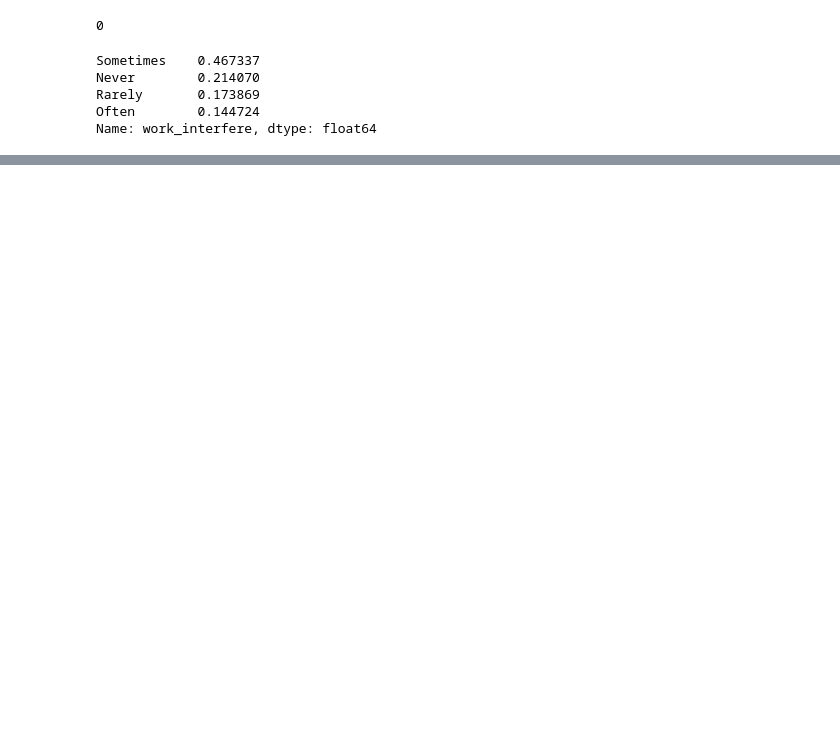
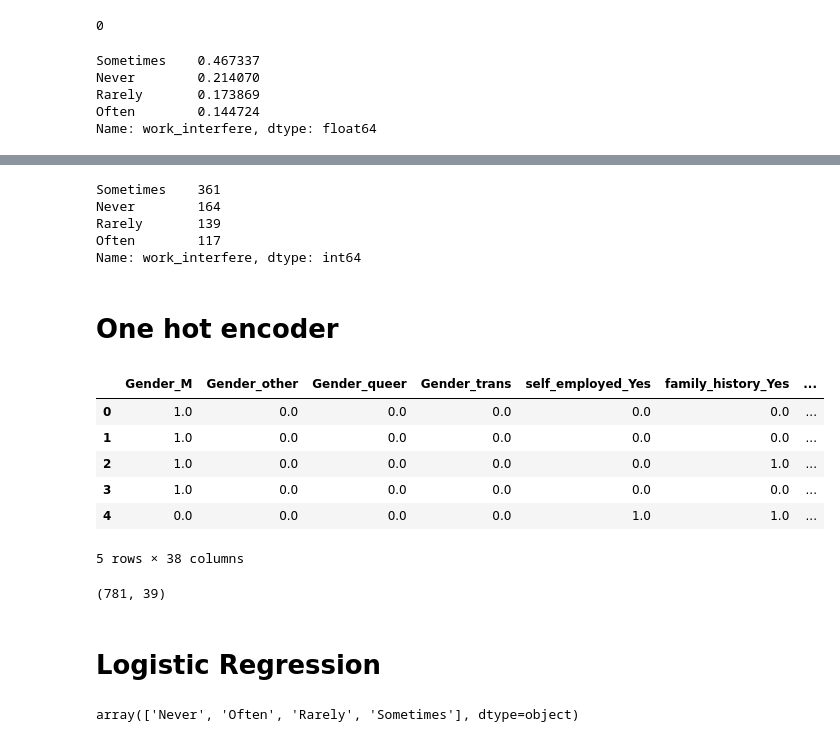
Before and after one commit to ChuckPryor/MentalHealth, a Jupyter notebook: data_prep.ipynb, the cells around one changed output, grey strips where cells are left out. Saved outputs shown, nothing was run; the diff lists cells and outputs as text; code cells hidden in the pictures; blank space fills up the shorter version.

```diff
--- a/data_prep.ipynb
+++ b/data_prep.ipynb
@@ -198,0 +165,5 @@ dtype: int64
+# %%
+#Target and independent variables
+
+X = df.drop('work_interfere', axis=1)
+y = df['work_interfere']
@@ -198,0 +180,2 @@ dtype: int64
+# %%
+X_train, X_test, y_train, y_test = train_test_split(X, y, random_state=1000, test_size=0.2)
@@ -198,0 +186,25 @@ dtype: int64
+# %%
+y_train.value_counts()
+# %% [output]
+Sometimes    361
+Never        164
+Rarely       139
+Often        117
+Name: work_interfere, dtype: int64
+# %% [markdown]
+# One hot encoder
+# %%
+ohe = OneHotEncoder(drop='first')
+# %%
+train = ohe.fit_transform(cat).toarray()
+# %%
+train_df= pd.DataFrame(train, columns=ohe.get_feature_names(cat.columns))
+train_df.head()
+# %% [output]
+|  | Gender_M | Gender_other | Gender_queer | Gender_trans | self_employed_Yes | family_history_Yes | ... |
+| 0 | 1.0 | 0.0 | 0.0 | 0.0 | 0.0 | 0.0 | ... |
+| 1 | 1.0 | 0.0 | 0.0 | 0.0 | 0.0 | 0.0 | ... |
+| 2 | 1.0 | 0.0 | 0.0 | 0.0 | 0.0 | 1.0 | ... |
+| 3 | 1.0 | 0.0 | 0.0 | 0.0 | 0.0 | 0.0 | ... |
+| 4 | 0.0 | 0.0 | 0.0 | 0.0 | 1.0 | 1.0 | ... |
+5 rows × 38 columns
@@ -198,0 +217,6 @@ dtype: int64
+# %%
+X_train.shape
+# %% [output]
+(781, 39)
+# %% [markdown]
+# Logistic Regression
@@ -198,0 +229,4 @@ dtype: int64
+# %%
+model.classes_
+# %% [output]
+array(['Never', 'Often', 'Rarely', 'Sometimes'], dtype=object)
```
Also changed, not shown: parts of 51 cells of this notebook, 1 other file.
